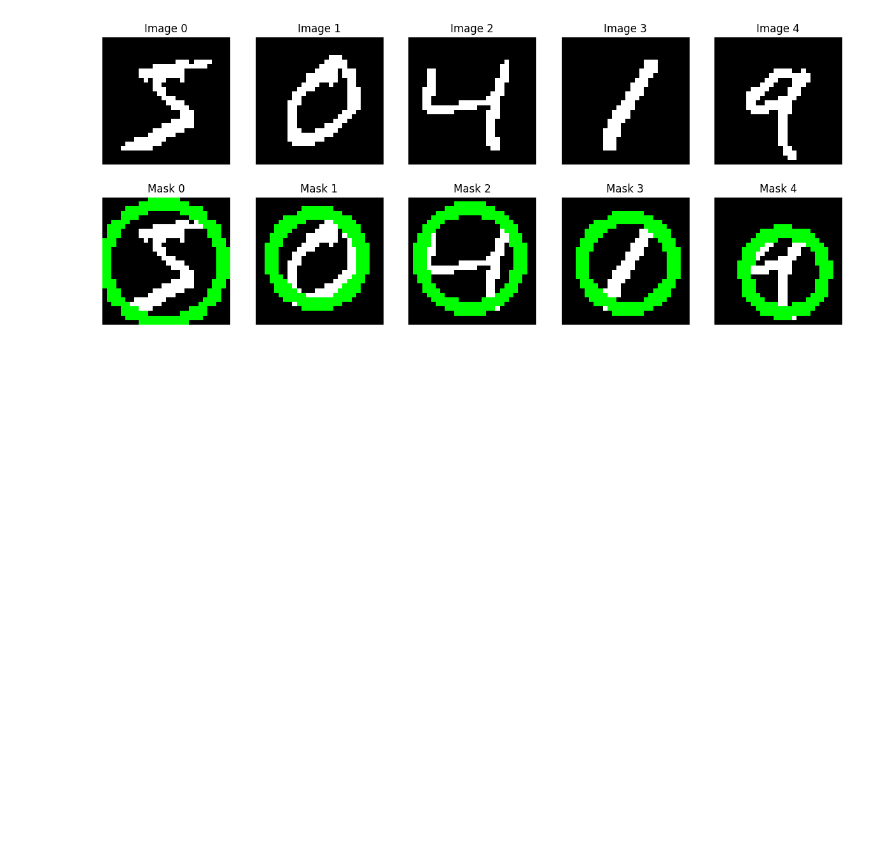
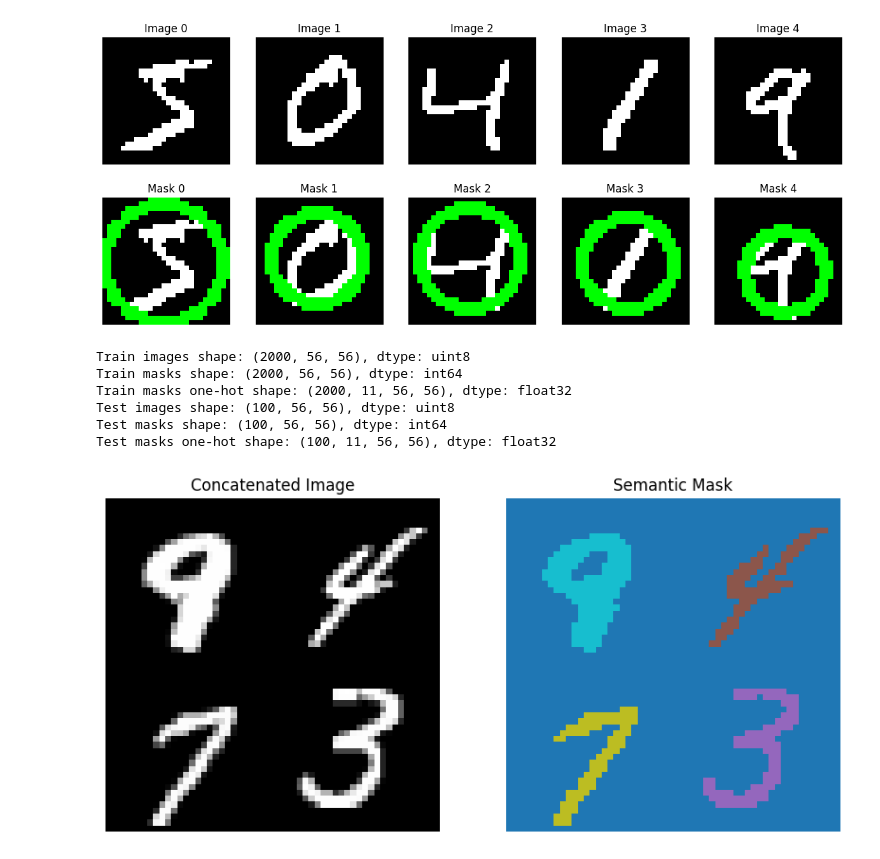
Before and after one commit to VinayChavan2006/EE655-Computer-Vision-and-Deep-Learning, a Jupyter notebook: Assignment-2.ipynb, the cells around one changed output. Saved outputs shown, nothing was run; the diff lists cells and outputs as text; code cells hidden in the pictures; blank space fills up the shorter version.

```diff
--- a/Assignment-2.ipynb
+++ b/Assignment-2.ipynb
@@ -164,7 +144,7 @@ def create_concatenated_dataset(images, masks, labels, num_samples):
         # Randomly select 4 indices
         idx = np.random.choice(num_images, 4, replace=False)
         img1, img2, img3, img4 = images[idx]
-        mask1, mask2, mask3, mask4 = masks[idx]
+        mask1, mask2, mask3, mask4 = masks[idx] /255
         label1, label2, label3, label4 = labels[idx]
 
         # Concatenate images (56x56)
@@ -195,42 +175,50 @@ def create_concatenated_dataset(images, masks, labels, num_samples):
     return new_images, new_masks, new_masks_onehot
 
 # Generate datasets
-num_train_samples = 60000  # Arbitrary, can match 60000 if needed
-num_test_samples = 10000    # Arbitrary, can match 10000
+num_train_samples = 2000  # Arbitrary, can match 60000 if needed
+num_test_samples = 100    # Arbitrary, can match 10000
 train_images_2x2, train_masks_2x2, train_masks_onehot = create_concatenated_dataset(
-    images_train, masks_train, labels_train, num_train_samples
+    images_train[:2000], masks_train[:2000], labels_train[:2000], num_train_samples
 )
 test_images_2x2, test_masks_2x2, test_masks_onehot = create_concatenated_dataset(
-    images_test, masks_test, labels_test, num_test_samples
+    images_test[:100], masks_test[:100], labels_test[:100], num_test_samples
 )
 
 # Save datasets (optional)
 # np.save("./data/train_images_2x2.npy", train_images_2x2)
 # np.save("./data/train_masks_onehot.npy", train_masks_onehot)
 # np.save("./data/test_images_2x2.npy", test_images_2x2)
 # np.save("./data/test_masks_onehot.npy", test_masks_onehot)
 
 # Verify shapes
 print(f"Train images shape: {train_images_2x2.shape}, dtype: {train_images_2x2.dtype}")
 print(f"Train masks shape: {train_masks_2x2.shape}, dtype: {train_masks_2x2.dtype}")
 print(f"Train masks one-hot shape: {train_masks_onehot.shape}, dtype: {train_masks_onehot.dtype}")
 print(f"Test images shape: {test_images_2x2.shape}, dtype: {test_images_2x2.dtype}")
 print(f"Test masks shape: {test_masks_2x2.shape}, dtype: {test_masks_2x2.dtype}")
 print(f"Test masks one-hot shape: {test_masks_onehot.shape}, dtype: {test_masks_onehot.dtype}")
 
 # Visualize a sample
 import matplotlib.pyplot as plt
 
 fig, axes = plt.subplots(1, 2, figsize=(10, 5))
 axes[0].imshow(train_images_2x2[0], cmap='gray')
 axes[0].set_title("Concatenated Image")
 axes[0].axis('off')
 
 # Show the class mask (non-one-hot for visualization)
 axes[1].imshow(train_masks_2x2[0], cmap='tab10')
 axes[1].set_title("Semantic Mask")
 axes[1].axis('off')
 plt.show()
+# %% [output]
+Train images shape: (2000, 56, 56), dtype: uint8
+Train masks shape: (2000, 56, 56), dtype: int64
+Train masks one-hot shape: (2000, 11, 56, 56), dtype: float32
+Test images shape: (100, 56, 56), dtype: uint8
+Test masks shape: (100, 56, 56), dtype: int64
+Test masks one-hot shape: (100, 11, 56, 56), dtype: float32
+[figure, added]
 # %%
 # Question - 2
 import torch
```
Also changed, not shown: parts of 6 cells of this notebook.
